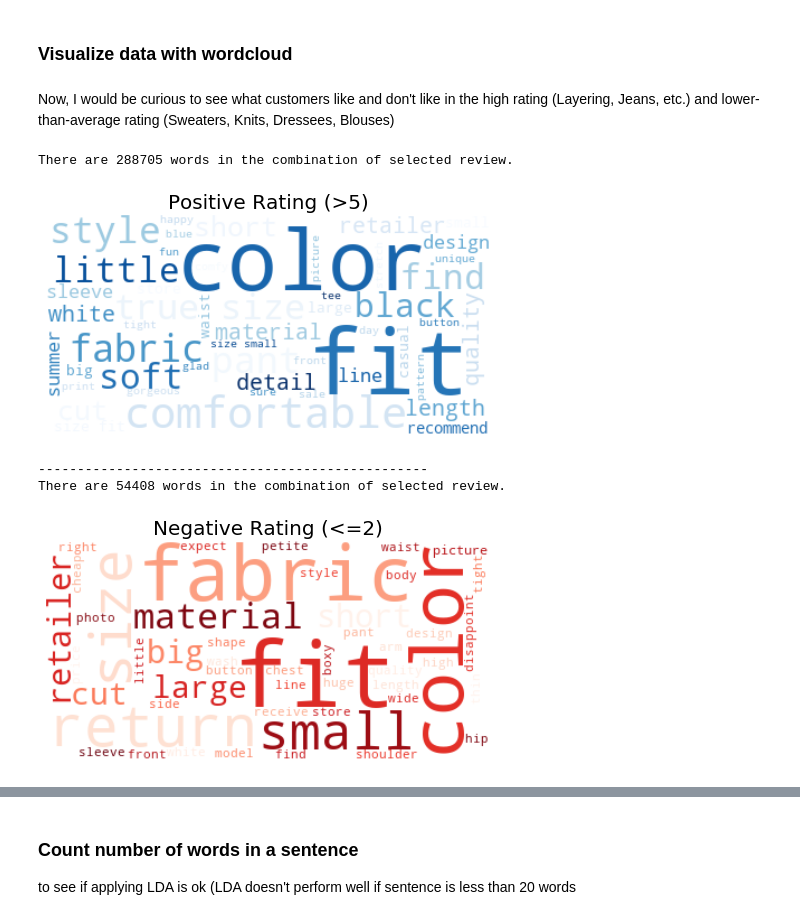
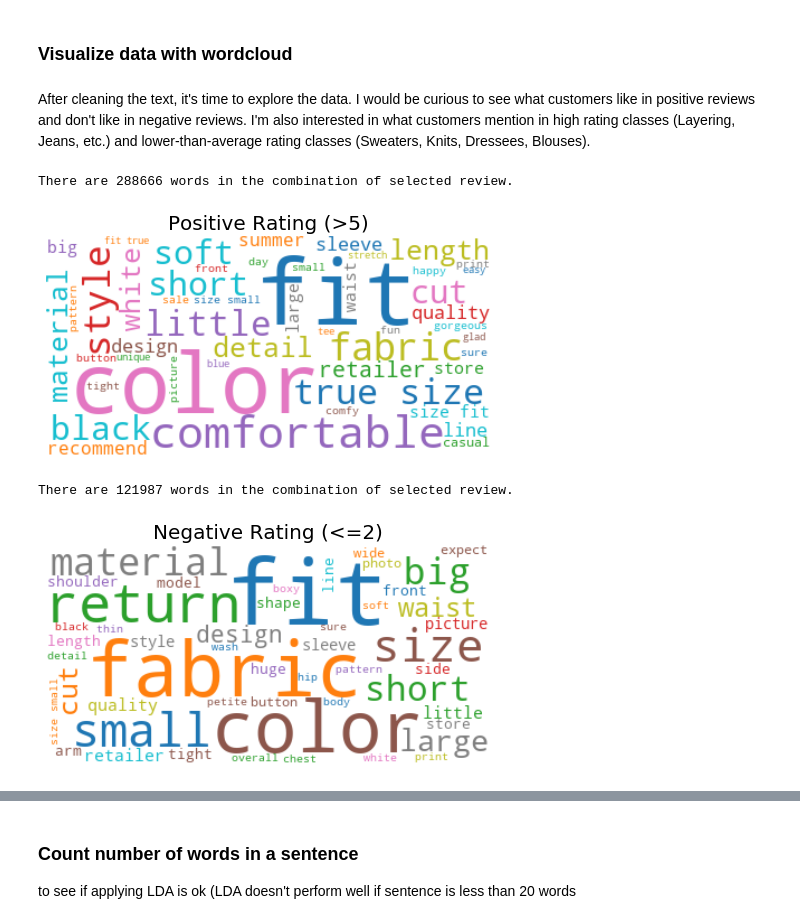
Before and after one commit to loandangnt/women-clothing, a Jupyter notebook: women_clothing_data_exploration.ipynb, the cells around one changed output, grey strips where cells are left out. Cells and saved outputs as stored; diff of their text form; code cells hidden in the pictures.

```diff
--- a/women_clothing_data_exploration.ipynb
+++ b/women_clothing_data_exploration.ipynb
@@ -279,7 +323,7 @@ df['tokens'] = df['tokens'].map(lambda tokens: [token.lower() for token in token
 # %% [markdown]
 ### Visualize data with wordcloud
 # %% [markdown]
-Now, I would be curious to see what customers like and don't like in the high rating (Layering, Jeans, etc.) and lower-than-average rating (Sweaters, Knits, Dressees, Blouses)
+After cleaning the text, it's time to explore the data. I would be curious to see what customers like in positive reviews and don't like in negative reviews. I'm also interested in what customers mention in high rating classes (Layering, Jeans, etc.) and lower-than-average rating classes (Sweaters, Knits, Dressees, Blouses).
 # %%
 # Explore review review title with wordcloud
 # Start with loading all necessary libraries
@@ -291,54 +335,55 @@ import matplotlib.pyplot as plt
 %matplotlib inline
 # %%
 # %% [code]
-neg_rating = df[(df['Rating'] <= 2)]
+neg_rating = df[(df['Rating'] <= 3)]
 pos_rating = df[(df['Rating'] == 5)]
+# %%
+stop_words = set(stopwords.words("english"))
+my_words = ['nan','way','back','x','bit','JJS','DT','CD','VBZ','MD', 'RB','rp','wrb','wdt',
+            'disappointed','usually','still','bottom','however','item',
+            'reason','much','great','definitely','lb','DT','work',
+            'x','feel','pair','super','fall','piece','cd',
+            'seem','md','coat','beautiful','thought','felt',
+            'sad','ordered','someone','perfect',
+            'make','wear','love','get','go','order','try','want',
+            'run','think','see','review','buy','good',
+            'take','come','give','keep','put','need','say','online',
+            'bad','nice','cool','dt','rbr','person','purchase',
+            'jacket','pants','pant','shirt','dress','sweater','top','skirt','jean','blouse','denim',
+           'look','like','really','would','find',
+           'cute','flatter','unflattering']
+stop_words = stop_words.union(my_words)
 # %%
 # %% [code]
 #Creating a list of custom stopwords
-my_words = ['nan','way','back','x','bit','JJS','DT','CD','VBZ','MD', 'RB','rp','wrb','wdt',
-            'disappointed','usually','still','bottom','however','item',
-            'reason','much','great','definitely','lb','DT','work',
-            'x','feel','pair','super','fall','piece','cd',
-            'seem','md','coat','beautiful','thought','felt',
-            'sad','ordered','someone','perfect',
-            'make','wear','love','get','go','order','try','want',
-            'run','think','see','review','buy','good',
-            'take','come','give','keep','put','need','say','online',
-            'bad','nice','cool','dt','rbr','person','purchase',
-            'jacket','pants','shirt','dress','sweater','top','skirt','jean','blouse','denim',
-           'look','like','really','would',
-           'cute','flatter','unflattering']
-stop_words = stop_words.union(my_words)
 
 def wordcloud(data,title,color):
-    processed_data=data['tokens'].values.tolist()
-    flat_data = [item for sublist in processed_data for item in sublist]
+#     processed_data=data['tokens'].values.tolist()
+#     flat_data = [item for sublist in processed_data for item in sublist]
 
 
     text1 = " ".join(sentence for sentence in flat_data)
     print ("There are {} words in the combination of selected review.".format(len(flat_data)))
 
 
     wordcloud = WordCloud(stopwords=stop_words,max_font_size=80, max_words=50,
                           background_color="white",
                          colormap=color).generate(text1) ##'Dark2'
 
     # Display the generated image:
     # the matplotlib way:
     plt.figure(figsize=[8,8])
     plt.imshow(wordcloud, interpolation='bilinear')
     plt.axis("off")
     plt.title(title,fontsize = 20)
 #     plt.savefig(path + '/3_data/clothing_review/WdClould_negative_lessthan2.png')
     plt.show()
 
-wordcloud(pos_rating,'Positive Rating (>5)','Blues')
-print("-"*50)
-wordcloud(neg_rating,'Negative Rating (<=2)','Reds')
+wordcloud(pos_rating,'Positive Rating (>5)','tab10')
+print(" "*50)
+wordcloud(neg_rating,'Negative Rating (<=2)','tab10')
 # %% [output]
-There are 288705 words in the combination of selected review.
+There are 288666 words in the combination of selected review.
-[figure, old version]
+[figure, new version]
---------------------------------------------------
-There are 54408 words in the combination of selected review.
+There are 121987 words in the combination of selected review.
-[figure, old version]
+[figure, new version]
```
Also changed, not shown: parts of 45 cells of this notebook.
